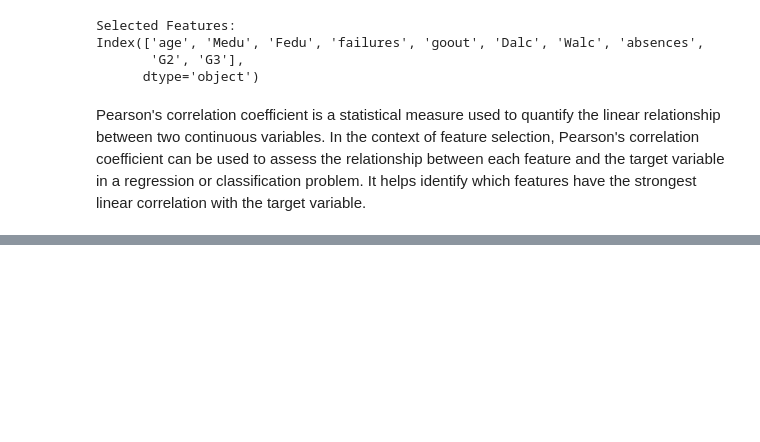
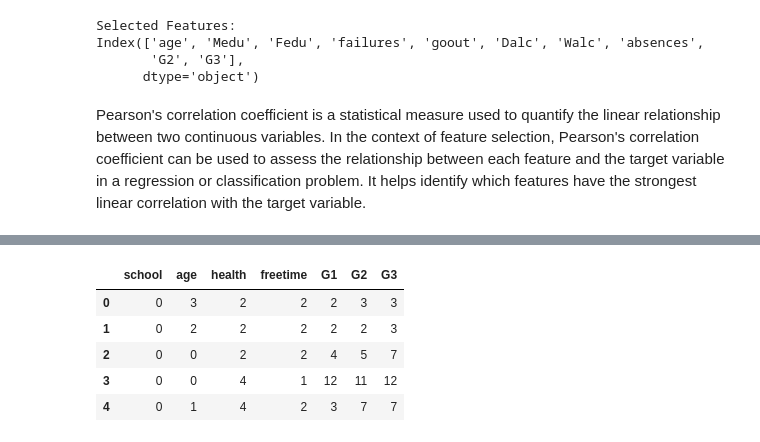
Before and after one commit to Lakshya937/aiml, a Jupyter notebook: AIML4.ipynb, the cells around one changed output, grey strips where cells are left out. Drawn from its saved outputs; the diff is of its cells as text; code cells hidden in the pictures; blank space fills up the shorter version.

```diff
--- a/AIML4.ipynb
+++ b/AIML4.ipynb
@@ -44,0 +61,14 @@ Pearson's correlation coefficient is a statistical measure used to quantify the
+# %%
+#label encoding
+from sklearn.preprocessing import LabelEncoder
+for col in df.columns:
+    le = LabelEncoder()
+    df[col] = le.fit_transform(df[col])
+df.head()
+# %% [output]
+|  | school | age | health | freetime | G1 | G2 | G3 |
+| 0 | 0 | 3 | 2 | 2 | 2 | 3 | 3 |
+| 1 | 0 | 2 | 2 | 2 | 2 | 2 | 3 |
+| 2 | 0 | 0 | 2 | 2 | 4 | 5 | 7 |
+| 3 | 0 | 0 | 4 | 1 | 12 | 11 | 12 |
+| 4 | 0 | 1 | 4 | 2 | 3 | 7 | 7 |
```
Also changed, not shown: parts of 7 cells of this notebook.
